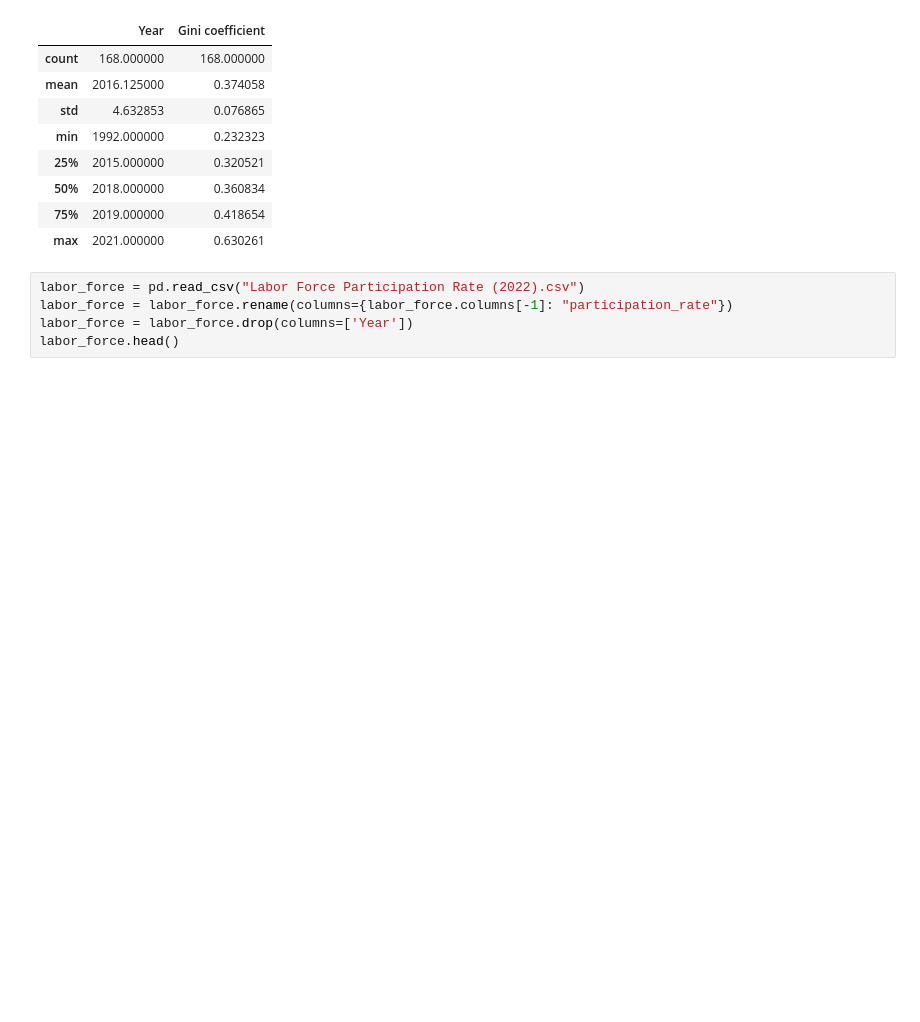
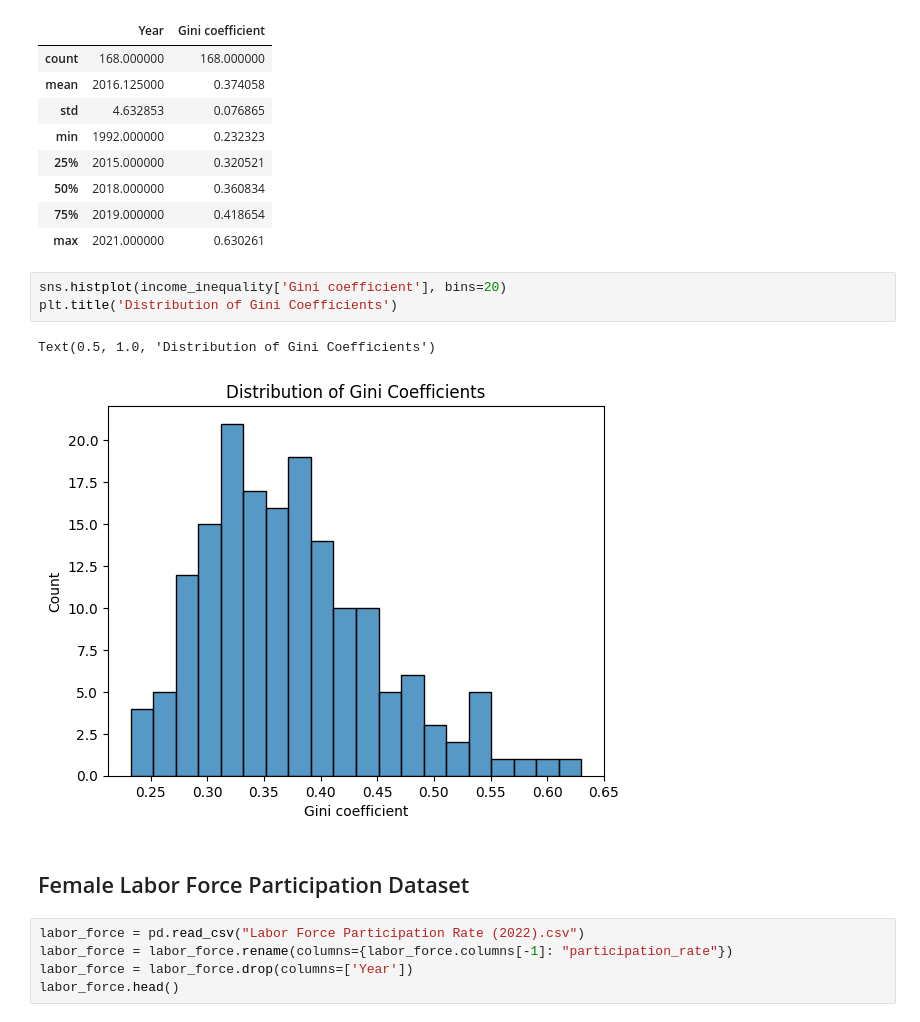
Before and after one commit to ErinZhan2500/SI618FinalProject, a Jupyter notebook: FinalProject.ipynb, the cells around one changed output. Cells and saved outputs as stored; diff of their text form; blank space fills up the shorter version.

```diff
--- a/FinalProject.ipynb
+++ b/FinalProject.ipynb
@@ -98,6 +102,14 @@ income_inequality.describe()
 | 50% | 2018.000000 | 0.360834 |
 | 75% | 2019.000000 | 0.418654 |
 | max | 2021.000000 | 0.630261 |
+# %%
+sns.histplot(income_inequality['Gini coefficient'], bins=20)
+plt.title('Distribution of Gini Coefficients')
+# %% [output]
+Text(0.5, 1.0, 'Distribution of Gini Coefficients')
+[figure, added]
+# %% [markdown]
+## Female Labor Force Participation Dataset
 # %%
 labor_force = pd.read_csv("Labor Force Participation Rate (2022).csv")
 labor_force = labor_force.rename(columns={labor_force.columns[-1]: "participation_rate"})
```
Also changed, not shown: parts of 53 cells of this notebook.
